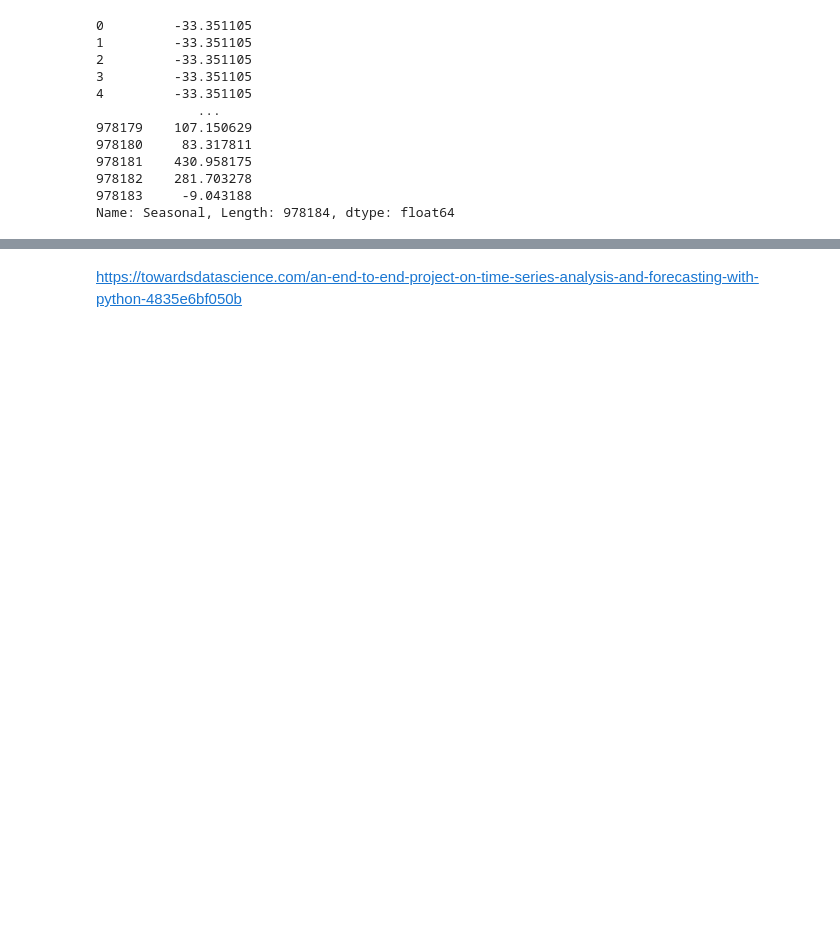
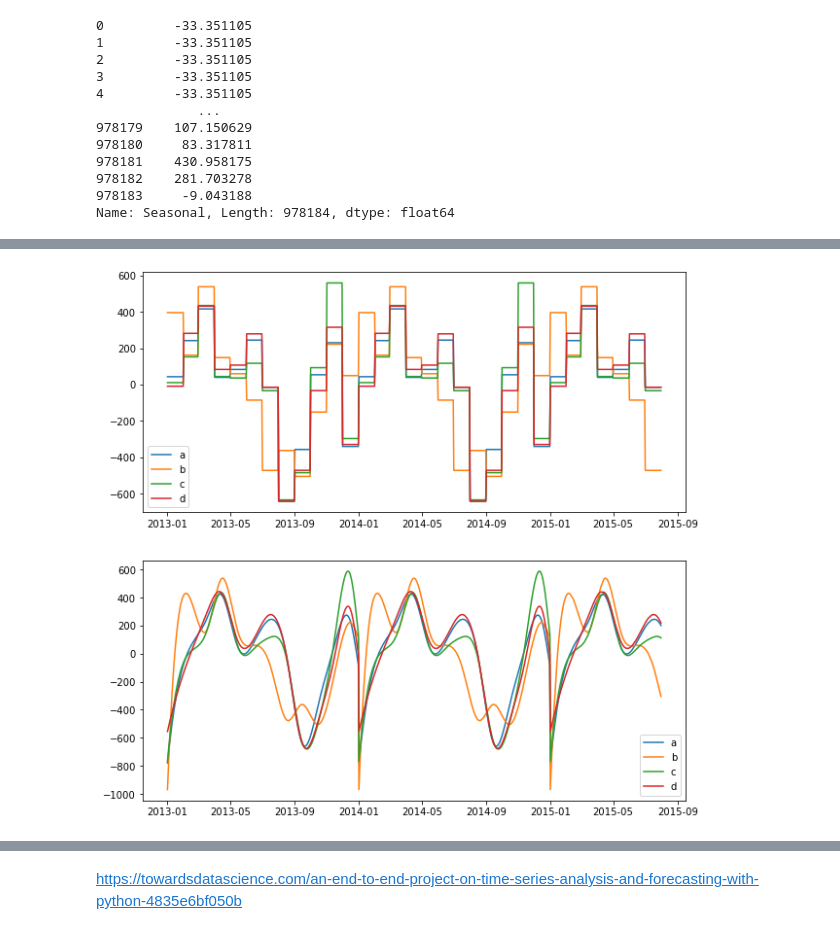
Before and after one commit to peterprescott/sales-data, a Jupyter notebook: notebook.ipynb, the cells around one changed output, grey strips where cells are left out. Drawn from its saved outputs; the diff is of its cells as text; code cells hidden in the pictures; blank space fills up the shorter version.

```diff
--- a/notebook.ipynb
+++ b/notebook.ipynb
@@ -683,0 +549,25 @@ plt.show()
+# %%
+xnew = np.linspace(1, 942, 942)
+# %%
+daynumbers = np.array(seasonal['a'].reset_index().Date.dt.dayofyear) + np.array(seasonal['a'].reset_index().Date.dt.year - 2013)*365 - 15 # we subtract 15 to put the day in the middle of the month
+# %%
+spline = {}
+smooth_seasonal = {}
+for x in ['a','b','c','d']:
+    spline[x] = make_interp_spline(daynumbers, np.array(list(seasonal[x])), k=3)
+    smooth_seasonal[x] = spline[x](xnew)
+# %%
+combine['SmoothSeasonal'] = 0
+for x in combine.StoreType.unique():
+    combine['SmoothSeasonal'] = np.where(combine.StoreType == x, smooth_seasonal[x][combine.Date.dt.dayofyear -1], combine.SmoothSeasonal)
+# %%
+fig, ax = plt.subplots(2,1,figsize=(10,10))
+
+for x in ['a','b','c','d']:
+    store_type[x] = combine.loc[combine.StoreType==x].sort_values('Date')
+    ax[0].plot(store_type[x].Date, store_type[x].Seasonal, label=x)
+    ax[1].plot(store_type[x].Date, store_type[x].SmoothSeasonal, label=x)
+    ax[0].legend()
+    ax[1].legend()
+# %% [output]
+[figure, added]
```
Also changed, not shown: parts of 83 cells of this notebook, 1 other file.
